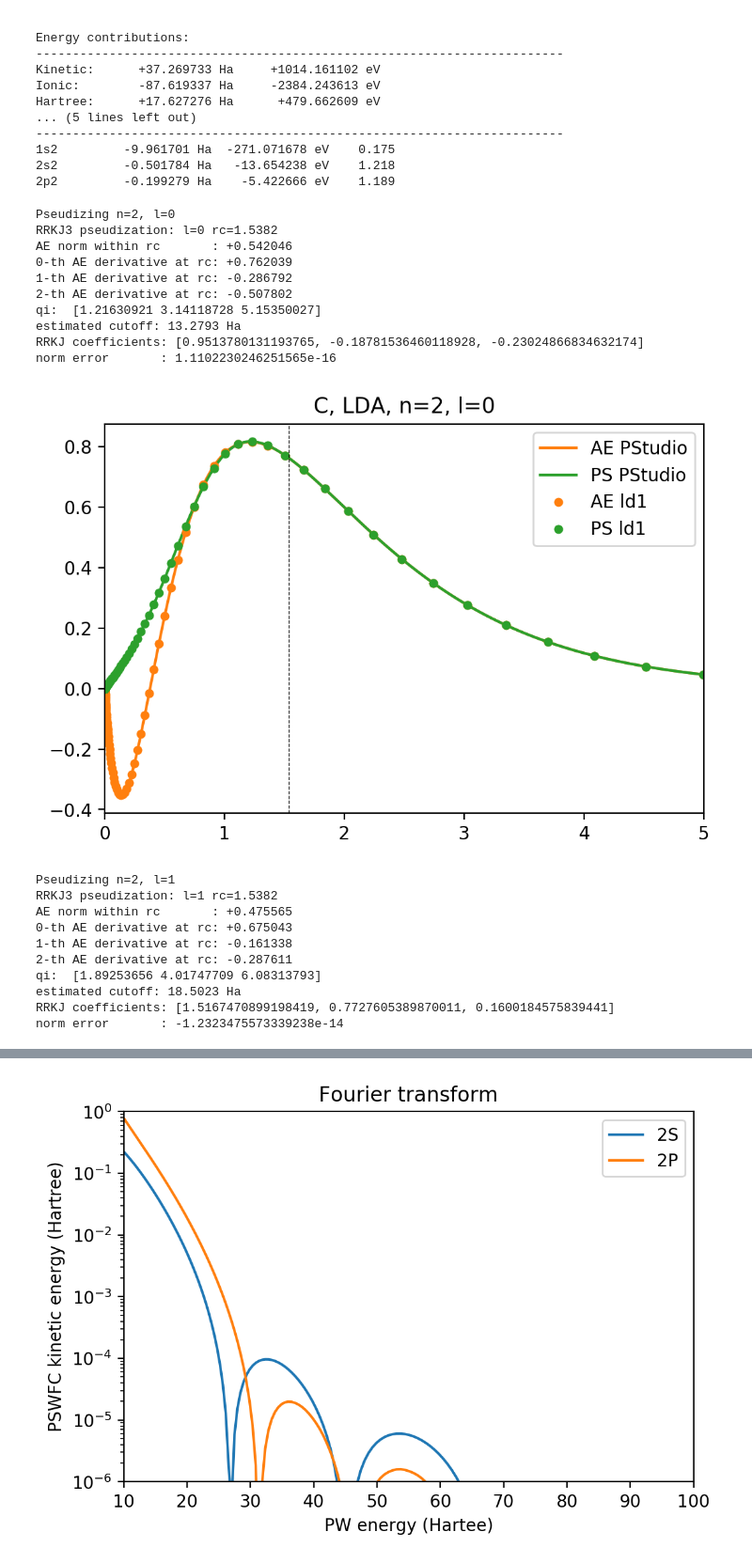
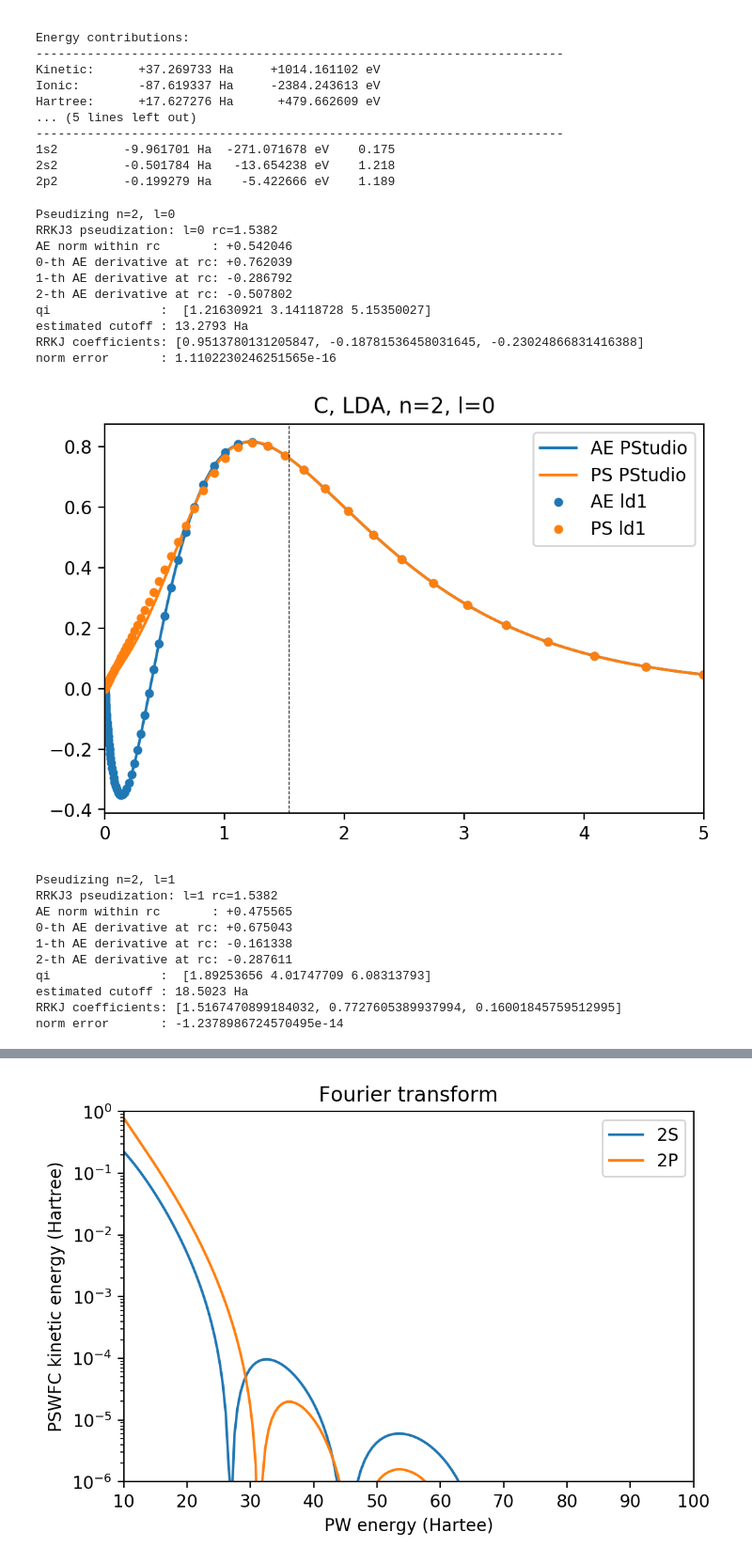
Before and after one commit to dceresoli/PStudio, a Jupyter notebook: notebooks/test-pseudize-RRKJ.ipynb, the cells around one changed output, grey strips where cells are left out. Shown at 94% size. Drawn from its saved outputs; the diff is of its cells as text; code cells hidden in the pictures.

```diff
--- a/notebooks/test-pseudize-RRKJ.ipynb
+++ b/notebooks/test-pseudize-RRKJ.ipynb
@@ -40,53 +41,57 @@ ld1ps = np.loadtxt('LD1_C-LDA-RRKJ/cps.wfc')
 # loop over the valence orbitals
 r = ae.rgd.r
 ps = []
+ppot = []
 for orb in ae.orbitals[1:]:
     n = orb.n
     l = orb.l
     aeorb = orb.ur
     rc = 1.54
 
     print('Pseudizing n={0}, l={1}'.format(n,l))
-    psorb = pseudize_RRKJ(aeorb, l, rc, ae.rgd, verbose=True)
+    psorb, d2psorb = pseudize_RRKJ(aeorb, l, rc, ae.rgd, verbose=True)
+    vpot = calculate_vpot(ae.vtot, ae.rgd, rc, l, orb.e, psorb, d2psorb)
+
     ps.append(psorb)
+    ppot.append(vpot)
     print()
 
     plt.figure(figsize=(6,4), dpi=200)
-    plt.plot(r, aeorb, color='C1', label='AE PStudio')
-    plt.plot(r, psorb, color='C2', label='PS PStudio')
+    plt.plot(r, aeorb, color='C0', label='AE PStudio')
+    plt.plot(r, psorb, color='C1', label='PS PStudio')
     if l == 0:
-        plt.plot(ld1ae[::20,0], -ld1ae[::20,2], linestyle='none', marker='o', markersize=4, color='C1', label='AE ld1')
-        plt.plot(ld1ps[::20,0], ld1ps[::20,1], linestyle='none', marker='o', markersize=4, color='C2', label='PS ld1')
+        plt.plot(ld1ae[::20,0], -ld1ae[::20,2], linestyle='none', marker='o', markersize=4, color='C0', label='AE ld1')
+        plt.plot(ld1ps[::20,0], ld1ps[::20,1], linestyle='none', marker='o', markersize=4, color='C1', label='PS ld1')
     else:
-        plt.plot(ld1ae[::20,0], ld1ae[::20,1], linestyle='none', marker='o', markersize=4, color='C1', label='AE ld1')
-        plt.plot(ld1ps[::20,0], ld1ps[::20,2], linestyle='none', marker='o', markersize=4, color='C2', label='PS ld1')
+        plt.plot(ld1ae[::20,0], ld1ae[::20,1], linestyle='none', marker='o', markersize=4, color='C0', label='AE ld1')
+        plt.plot(ld1ps[::20,0], ld1ps[::20,2], linestyle='none', marker='o', markersize=4, color='C1', label='PS ld1')
 
     plt.axvline(rc, linestyle='dashed', color='black', linewidth=0.5)
     plt.xlim(0,5)
     plt.title('C, LDA, n={0}, l={1}'.format(n,l))
     plt.legend()
     plt.show()
 
     print()
 # %% [output]
 Pseudizing n=2, l=0
 RRKJ3 pseudization: l=0 rc=1.5382
 AE norm within rc       : +0.542046
 0-th AE derivative at rc: +0.762039
 1-th AE derivative at rc: -0.286792
 2-th AE derivative at rc: -0.507802
-qi:  [1.21630921 3.14118728 5.15350027]
-estimated cutoff: 13.2793 Ha
-RRKJ coefficients: [0.9513780131193765, -0.18781536460118928, -0.23024866834632174]
+qi               :  [1.21630921 3.14118728 5.15350027]
+estimated cutoff : 13.2793 Ha
+RRKJ coefficients: [0.9513780131205847, -0.18781536458031645, -0.23024866831416388]
 norm error       : 1.1102230246251565e-16
-[figure, old version]
+[figure, new version]
 Pseudizing n=2, l=1
 RRKJ3 pseudization: l=1 rc=1.5382
 AE norm within rc       : +0.475565
 0-th AE derivative at rc: +0.675043
 1-th AE derivative at rc: -0.161338
 2-th AE derivative at rc: -0.287611
-qi:  [1.89253656 4.01747709 6.08313793]
-estimated cutoff: 18.5023 Ha
-RRKJ coefficients: [1.5167470899198419, 0.7727605389870011, 0.1600184575839441]
-norm error       : -1.2323475573339238e-14
+qi               :  [1.89253656 4.01747709 6.08313793]
+estimated cutoff : 18.5023 Ha
+RRKJ coefficients: [1.5167470899184032, 0.7727605389937994, 0.16001845759512995]
+norm error       : -1.2378986724570495e-14
```
Also changed, not shown: parts of 6 cells of this notebook, 28 other files.
